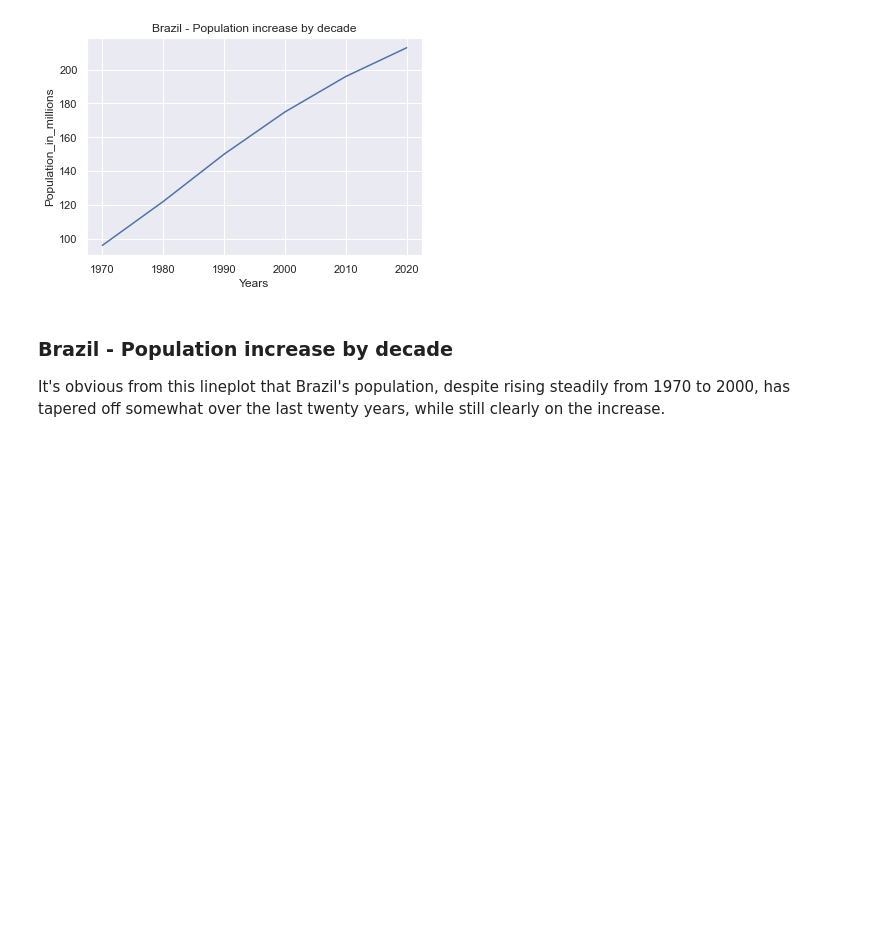
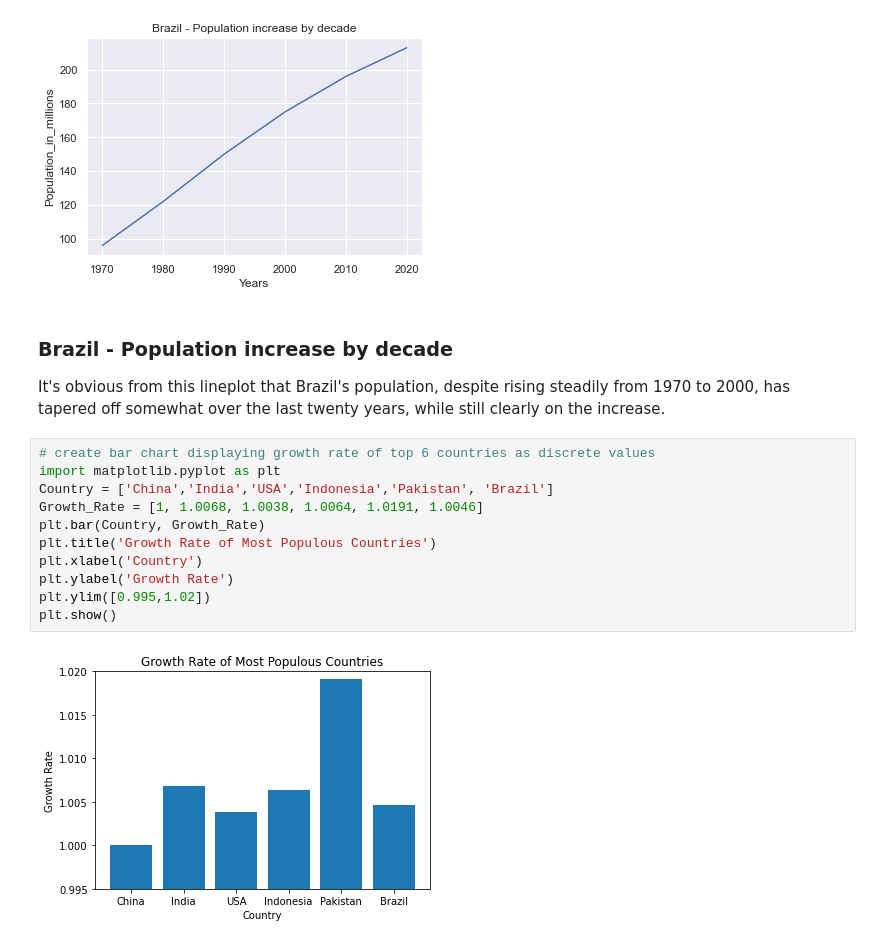
Before and after one commit to martincusack979/PFDA-project, a Jupyter notebook: PFDA Project.ipynb, the cells around one changed output. Drawn from its saved outputs; the diff is of its cells as text; blank space fills up the shorter version.

Commit message:
growth rate

```diff
--- a/PFDA Project.ipynb
+++ b/PFDA Project.ipynb
@@ -254,3 +254,16 @@ plt.show()
 # %% [markdown]
 ### Brazil - Population increase by decade
 It's obvious from this lineplot that Brazil's population, despite rising steadily from 1970 to 2000, has tapered off somewhat over the last twenty years, while still clearly on the increase.
+# %%
+# create bar chart displaying growth rate of top 6 countries as discrete values
+import matplotlib.pyplot as plt
+Country = ['China','India','USA','Indonesia','Pakistan', 'Brazil']
+Growth_Rate = [1, 1.0068, 1.0038, 1.0064, 1.0191, 1.0046]
+plt.bar(Country, Growth_Rate)
+plt.title('Growth Rate of Most Populous Countries')
+plt.xlabel('Country')
+plt.ylabel('Growth Rate')
+plt.ylim([0.995,1.02])
+plt.show()
+# %% [output]
+[figure, added]
```
Also changed, not shown: parts of 2 cells of this notebook.
